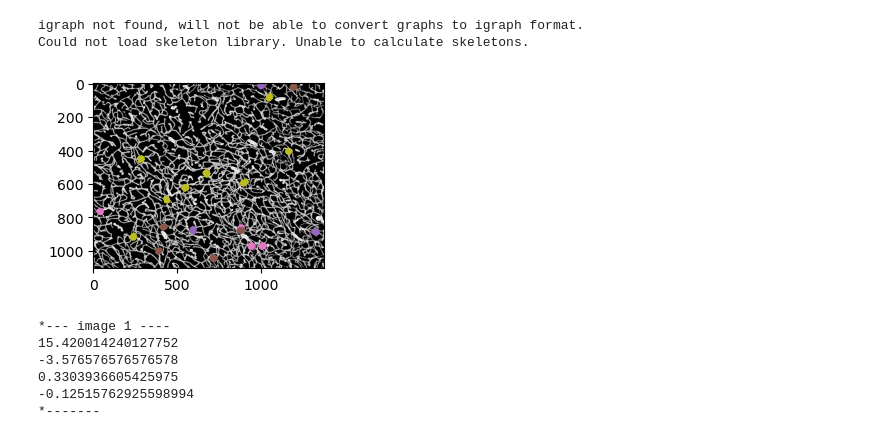
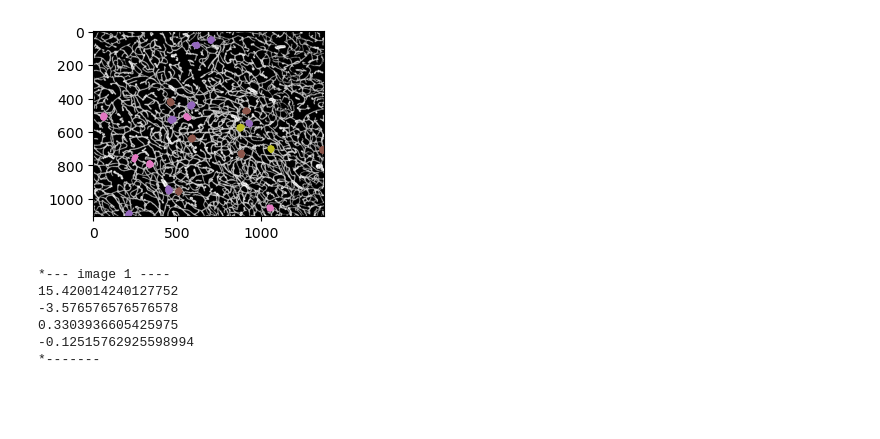
Before and after one commit to jpparella/vessel_salience, a Jupyter notebook: Example calculation.ipynb, the cells around one changed output. Saved outputs shown, nothing was run; the diff lists cells and outputs as text; code cells hidden in the pictures; blank space fills up the shorter version.

```diff
--- a/Validacao.ipynb
+++ b/Example calculation.ipynb
@@ -1,11 +1,8 @@
 # %%
-import SkelInt
+import salience
 import matplotlib.pyplot as plt
 
-img_bin_1,img_gray_1, img_skel_1, graph_1, img_graph_1, contour_1 = SkelInt.load_data('img_Testes2.png','img_Testes2.tiff')#image_aug_test_
+img_bin_1,img_gray_1, img_skel_1, graph_1, img_graph_1, contour_1 = salience.load_data('data/original/labels/img_Testes2.png','data/original/images/img_Testes2.tiff')#image_aug_test_
-# %% [output]
-igraph not found, will not be able to convert graphs to igraph format.
-Could not load skeleton library. Unable to calculate skeletons.
 # %%
 k = 50          # Number of contour points to analyse for each skeleton pixel
 radius = 10      # Radius of the background region to get for each skeleton pixel
@@ -21,10 +18,10 @@ radius = 10      # Radius of the background region to get for each skeleton pixe
 # obtidas
 # int_dict = get_intensities(img, graph, contour, point_map, radius)
 
-point_map_n_1 = SkelInt.get_closest_points2(graph_1, contour_1, k)
-int_dict_n_1 = SkelInt.get_intensities2(img_gray_1,img_bin_1, graph_1, contour_1, point_map_n_1, radius)
+point_map_n_1 = salience.get_closest_points2(graph_1, contour_1, k)
+int_dict_n_1 = salience.get_intensities2(img_gray_1,img_bin_1, graph_1, contour_1, point_map_n_1, radius)
 # %%
-SkelInt.plot_sampling_regions(int_dict_n_1, img_bin_1, img_graph_1, n=20)
+salience.plot_sampling_regions(int_dict_n_1, img_bin_1, img_graph_1, n=20)
 # %% [output]
-[figure, old version]
+[figure, new version]
 # %%
```
Also changed, not shown: parts of 5 cells of this notebook, 5 other files.
